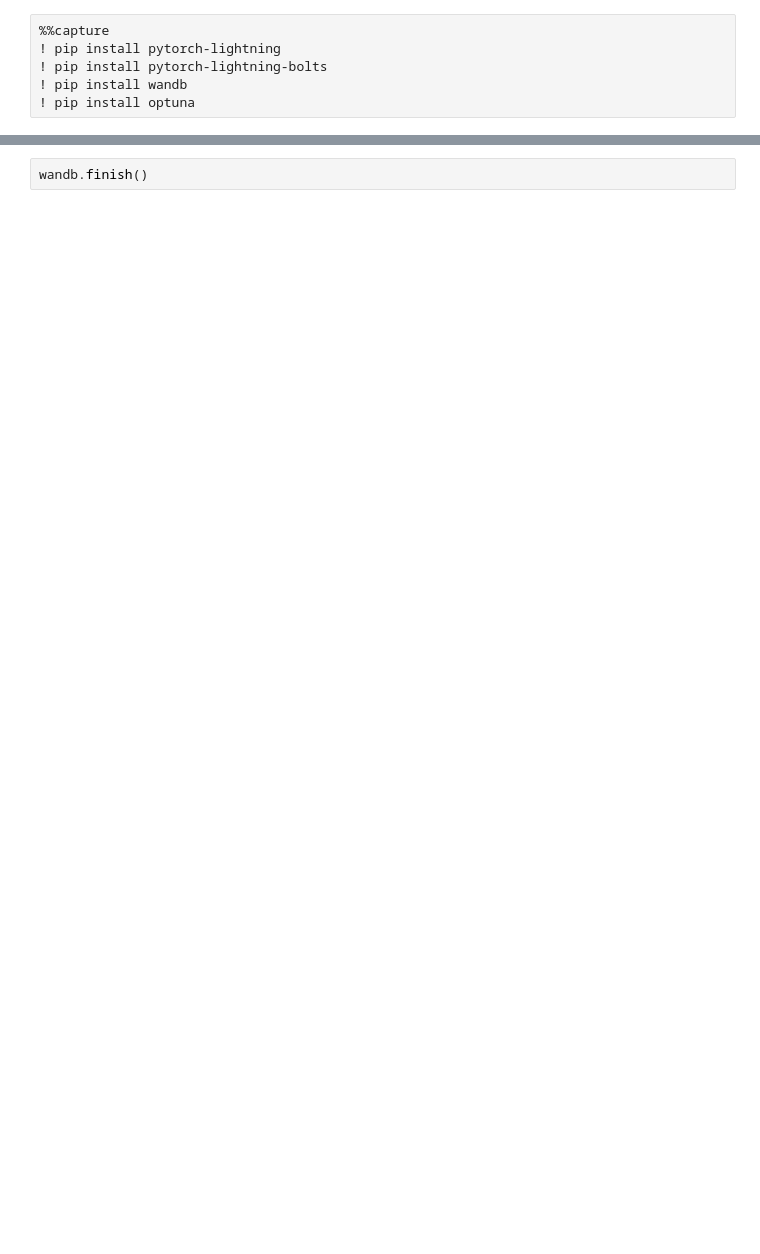
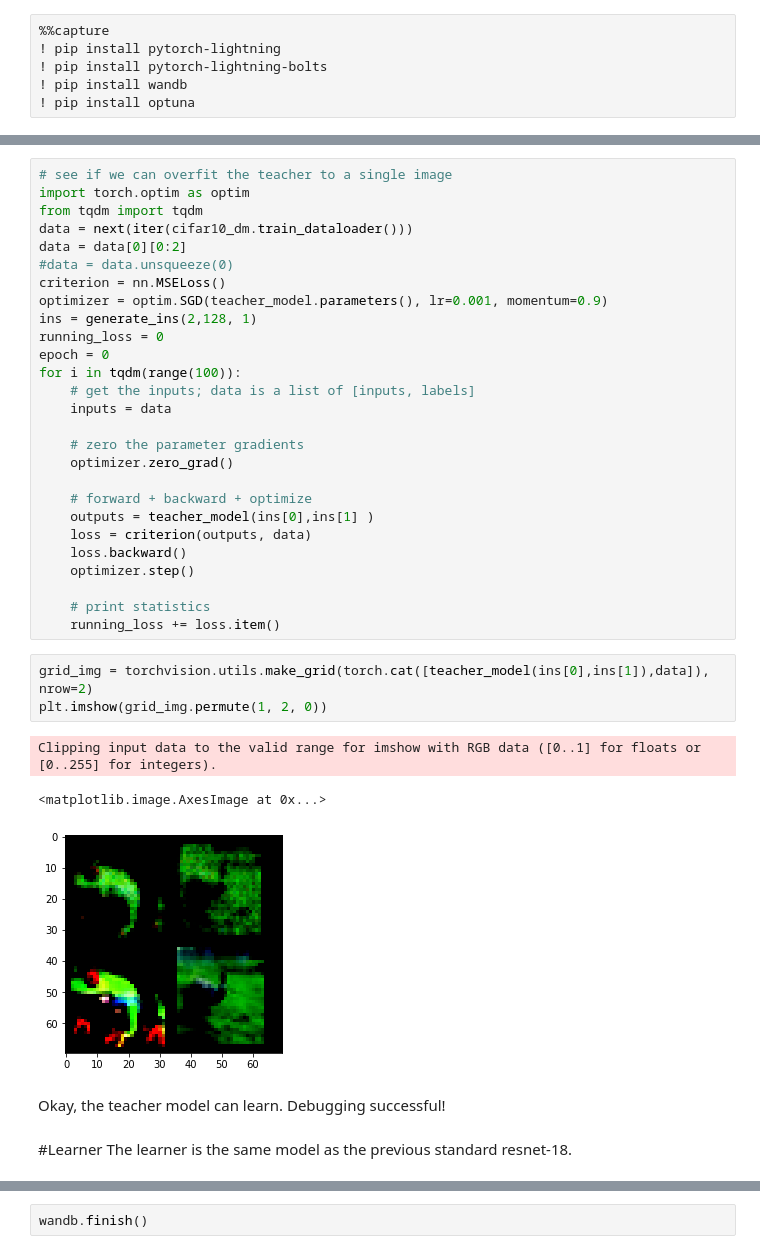
Before and after one commit to HyberionBrew/GTN, a Jupyter notebook: GTN.ipynb, the cells around one changed output, grey strips where cells are left out. Cells and saved outputs as stored; diff of their text form; blank space fills up the shorter version.

```diff
--- a/GTN.ipynb
+++ b/GTN.ipynb
@@ -317,0 +308,39 @@ Find logs at: ./wandb/run-20220520_133600-177jszcj/logs
+# %%
+# see if we can overfit the teacher to a single image
+import torch.optim as optim
+from tqdm import tqdm
+data = next(iter(cifar10_dm.train_dataloader()))
+data = data[0][0:2]
+#data = data.unsqueeze(0)
+criterion = nn.MSELoss()
+optimizer = optim.SGD(teacher_model.parameters(), lr=0.001, momentum=0.9)
+ins = generate_ins(2,128, 1)
+running_loss = 0
+epoch = 0
+for i in tqdm(range(100)):
+    # get the inputs; data is a list of [inputs, labels]
+    inputs = data
+
+    # zero the parameter gradients
+    optimizer.zero_grad()
+
+    # forward + backward + optimize
+    outputs = teacher_model(ins[0],ins[1] )
+    loss = criterion(outputs, data)
+    loss.backward()
+    optimizer.step()
+
+    # print statistics
+    running_loss += loss.item()
+# %%
+grid_img = torchvision.utils.make_grid(torch.cat([teacher_model(ins[0],ins[1]),data]), nrow=2)
+plt.imshow(grid_img.permute(1, 2, 0))
+# %% [output]
+Clipping input data to the valid range for imshow with RGB data ([0..1] for floats or [0..255] for integers).
+<matplotlib.image.AxesImage at 0x...>
+[figure, added]
+# %% [markdown]
+Okay, the teacher model can learn. Debugging successful!
+# %% [markdown]
+#Learner
+The learner is the same model as the previous standard resnet-18.
```
Also changed, not shown: parts of 27 cells of this notebook.
